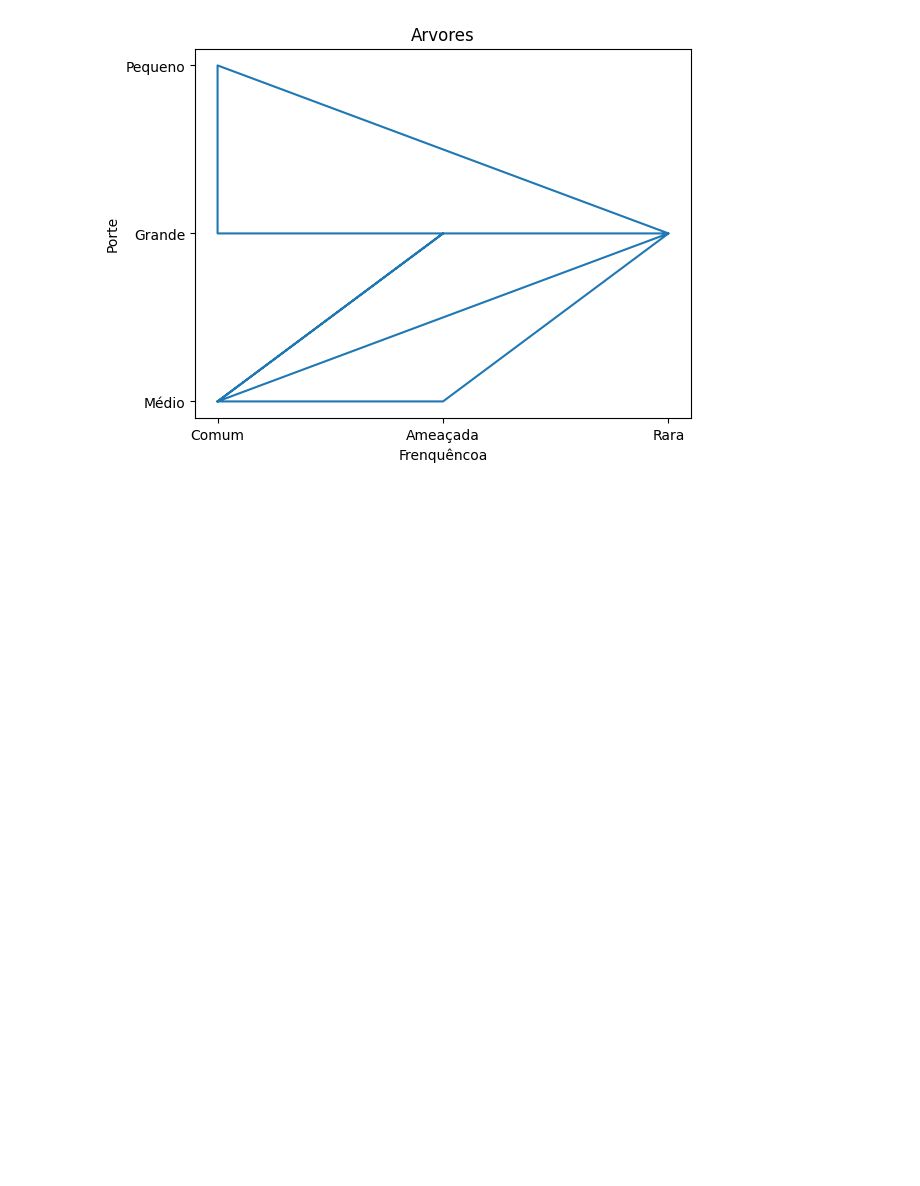
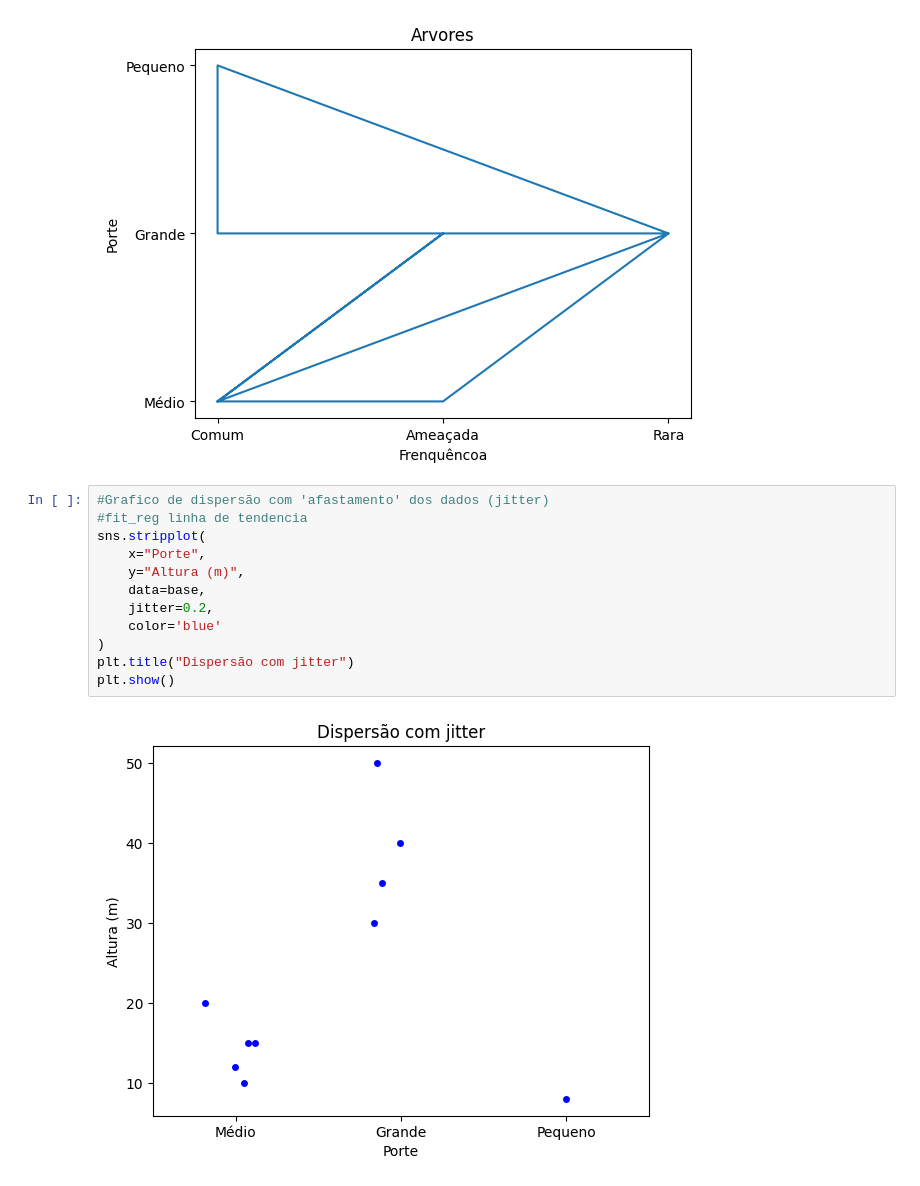
Before and after one commit to VitoriaN27/Python, a Jupyter notebook: python-histograma/grafico-dispersao.ipynb, the cells around one changed output. Saved outputs shown, nothing was run; the diff lists cells and outputs as text; blank space fills up the shorter version.

Commit message:
#Grafico de dispersão com 'afastamento' dos dados (jitter) #fit_reg linha de tendencia

```diff
--- a/python-histograma/grafico-dispersao.ipynb
+++ b/python-histograma/grafico-dispersao.ipynb
@@ -38,3 +38,17 @@ plt.ylabel('Porte')
 # %% [output]
 Text(0, 0.5, 'Porte')
 [figure]
+# %%
+#Grafico de dispersão com 'afastamento' dos dados (jitter)
+#fit_reg linha de tendencia
+sns.stripplot(
+    x="Porte",
+    y="Altura (m)",
+    data=base,
+    jitter=0.2,
+    color='blue'
+)
+plt.title("Dispersão com jitter")
+plt.show()
+# %% [output]
+[figure, added]
```
